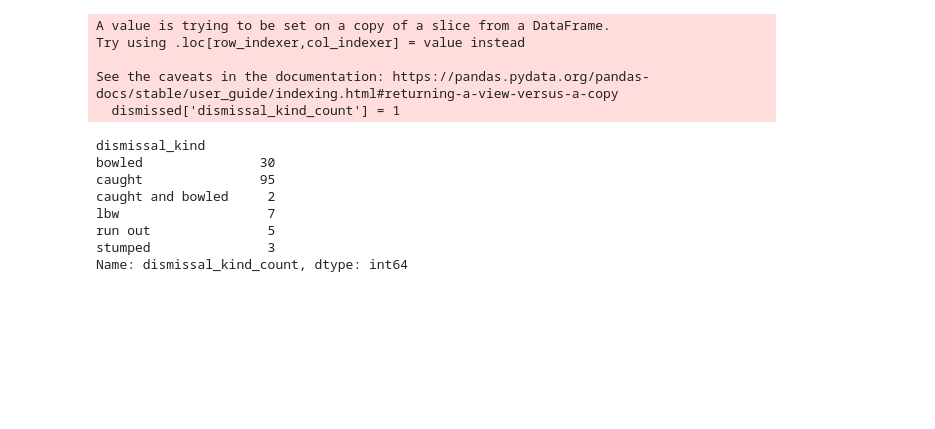
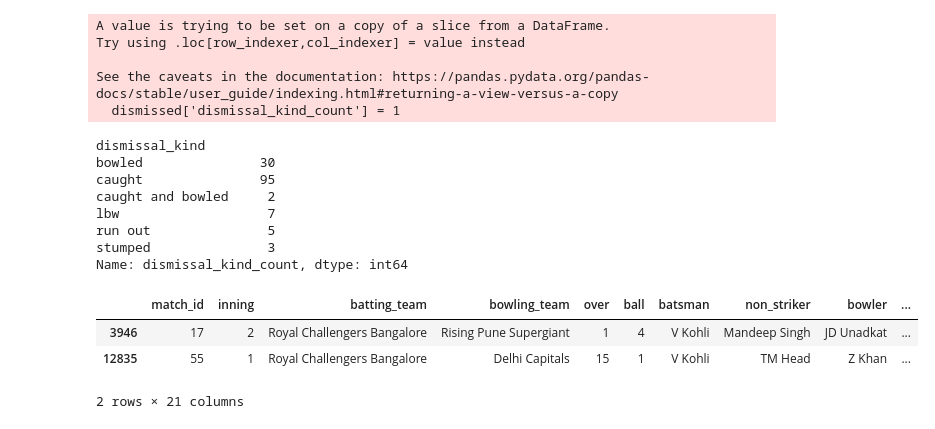
Before and after one commit to Tejz0560/IPL-Player-Stats-Analysis, a Jupyter notebook: Players_stats.ipynb, the cells around one changed output. Saved outputs shown, nothing was run; the diff lists cells and outputs as text; code cells hidden in the pictures; blank space fills up the shorter version.

```diff
--- a/Players_stats.ipynb
+++ b/Players_stats.ipynb
@@ -215,3 +215,10 @@ lbw                   7
 run out               5
 stumped               3
 Name: dismissal_kind_count, dtype: int64
+# %%
+virat.sample(2)
+# %% [output]
+|  | match_id | inning | batting_team | bowling_team | over | ball | batsman | non_striker | bowler | ... |
+| 3946 | 17 | 2 | Royal Challengers Bangalore | Rising Pune Supergiant | 1 | 4 | V Kohli | Mandeep Singh | JD Unadkat | ... |
+| 12835 | 55 | 1 | Royal Challengers Bangalore | Delhi Capitals | 15 | 1 | V Kohli | TM Head | Z Khan | ... |
+2 rows × 21 columns
```
Also changed, not shown: parts of 1 cell of this notebook.
